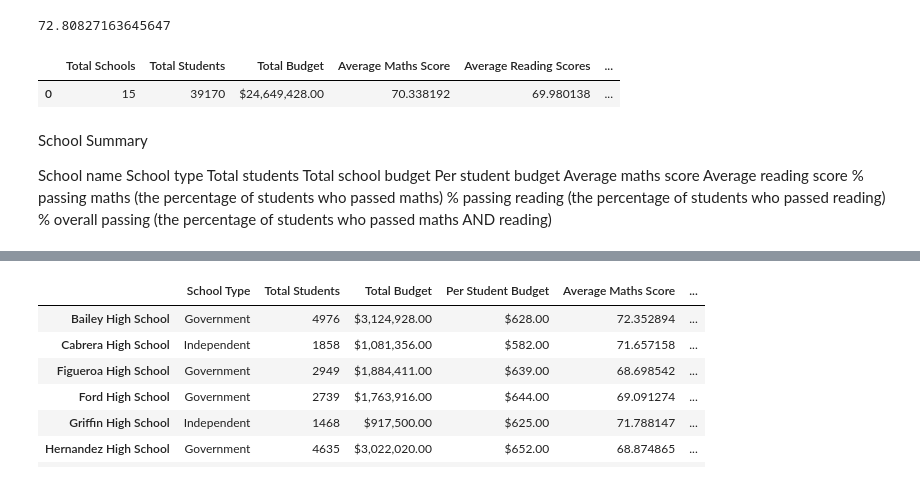
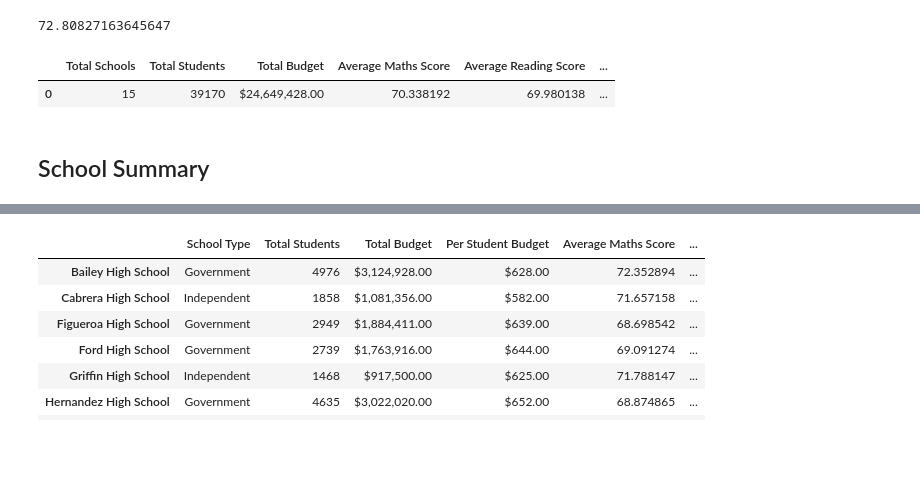
Before and after one commit to TroyFoote/Pandas_PyCity_Schools_Analysis, a Jupyter notebook: PyCitySchools/main.ipynb, the cells around one changed output, grey strips where cells are left out. Saved outputs shown, nothing was run; the diff lists cells and outputs as text; code cells hidden in the pictures; blank space fills up the shorter version.

```diff
--- a/PyCitySchools/main.ipynb
+++ b/PyCitySchools/main.ipynb
@@ -32,7 +32,7 @@ student_data.head()
 | 4 | 4 | Bonnie Ray | F | 9 | Huang High School | 87 | 69 |
 # %%
 #merge the 2 dataframes into one combined dataframe
-school_student_complete_data = pd.merge(school_data_df, student_data_df, on=["school_name"])
+school_student_complete_data = pd.merge(school_data, student_data, on=["school_name"])
 school_student_complete_data.head()
 # %% [output]
 |  | School ID | school_name | type | size | budget | Student ID | student_name | gender | year | ... |
@@ -109,25 +100,12 @@ overall_pass_percent
 # %% [output]
 72.80827163645647
 # %%
-LGA_Summary_df = pd.DataFrame([{"Total Schools": unique_schools,"Total Students": total_students,"Total Budget": total_budget,
-                    "Average Maths Score": avg_math_scores,"Average Reading Scores": avg_reading_scores, "% Passing Maths": percent_math_pass,
+area_summary_df = pd.DataFrame([{"Total Schools": unique_schools,"Total Students": total_students,"Total Budget": total_budget,
+                    "Average Maths Score": avg_math_scores,"Average Reading Score": avg_reading_scores, "% Passing Maths": percent_math_pass,
                     "% Passing Reading": percent_reading_pass, "% Overall Passing": overall_pass_percent}])
 
-LGA_Summary_df["Total Budget"] = LGA_Summary_df["Total Budget"].astype(float).map("${:,.2f}".format)
-LGA_Summary_df
+area_summary_df["Total Budget"] = area_summary_df["Total Budget"].astype(float).map("${:,.2f}".format)
+area_summary_df
 # %% [output]
-|  | Total Schools | Total Students | Total Budget | Average Maths Score | Average Reading Scores | ... |
+|  | Total Schools | Total Students | Total Budget | Average Maths Score | Average Reading Score | ... |
 | 0 | 15 | 39170 | $24,649,428.00 | 70.338192 | 69.980138 | ... |
-# %% [markdown]
-School Summary
-
-School name
-School type
-Total students
-Total school budget
-Per student budget
-Average maths score
-Average reading score
-% passing maths (the percentage of students who passed maths)
-% passing reading (the percentage of students who passed reading)
-% overall passing (the percentage of students who passed maths AND reading)
@@ -138,2 +112,4 @@ Average reading score
+# %% [markdown]
+## School Summary
 # %%
 #school type
```
Also changed, not shown: parts of 21 cells of this notebook, 1 other file.
